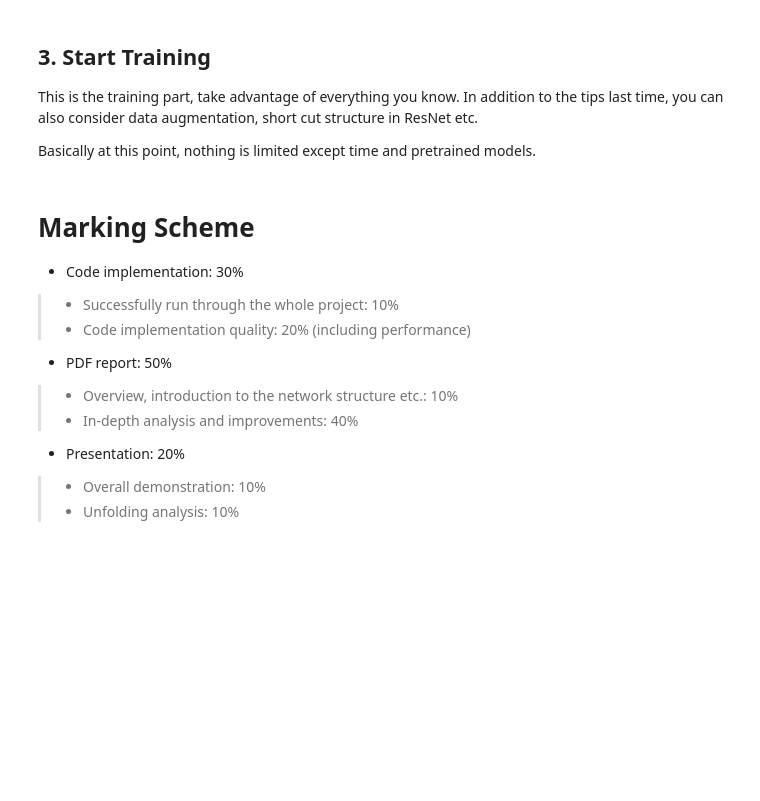
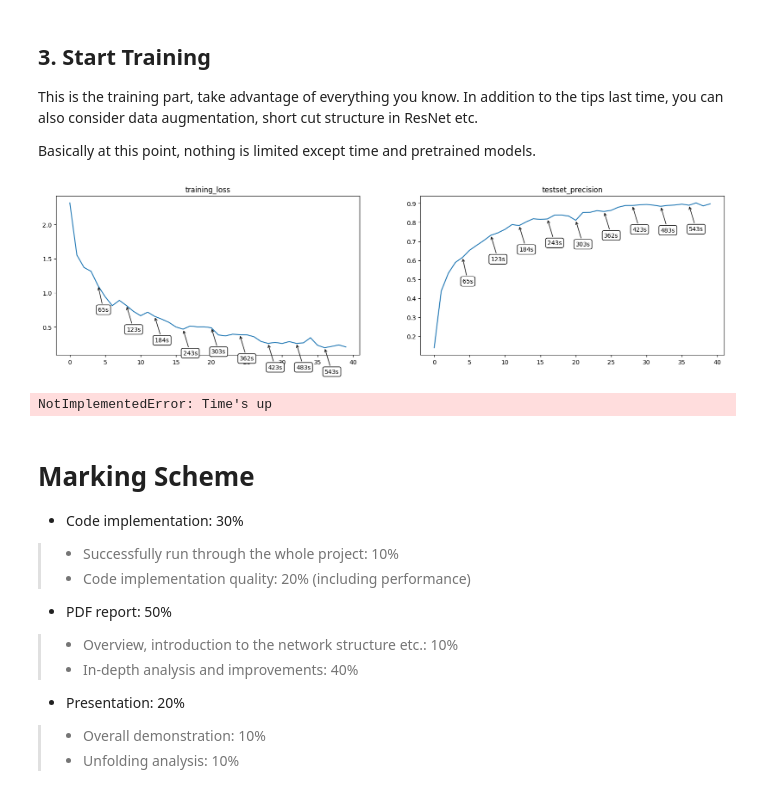
Before and after one commit to GeorgeSheslow/ELEC5304_Assignments, a Jupyter notebook: A3/project_3_final.ipynb, the cells around one changed output. Cells and saved outputs as stored; diff of their text form; code cells hidden in the pictures; blank space fills up the shorter version.

```diff
--- a/A3/project_3_final.ipynb
+++ b/A3/project_3_final.ipynb
@@ -26,20 +28,15 @@ import numpy as np
 import torchvision.transforms as tt
 
 stats = ((0.4914, 0.4822, 0.4465), (0.2023, 0.1994, 0.2010))
-train_tfms = tt.Compose([tt.RandomCrop(32, padding=4, padding_mode='reflect'),
+train_transform = tt.Compose([tt.RandomCrop(32, padding=4, padding_mode='reflect'),
                          tt.RandomHorizontalFlip(),
                          tt.ToTensor(),
                          tt.Normalize(*stats,inplace=True)])
-valid_tfms = tt.Compose([tt.ToTensor(), tt.Normalize(*stats)])
+valid_transform = tt.Compose([tt.ToTensor(), tt.Normalize(*stats)])
 
-# cifar10_train = torchvision.datasets.CIFAR10("CIFAR10", train=True, transform=lambda x: np.array(x, dtype=np.float32).transpose(2,0,1),
-#                                          target_transform=None, download=True)
-# cifar10_test = torchvision.datasets.CIFAR10("CIFAR10", train=False, transform=lambda x: np.array(x, dtype=np.float32).transpose(2,0,1),
-#                                          target_transform=None, download=True)
-
-cifar10_train = torchvision.datasets.CIFAR10("CIFAR10", train=True, transform=train_tfms,
+cifar10_train = torchvision.datasets.CIFAR10("CIFAR10", train=True, transform=train_transform,
                                          target_transform=None, download=True)
-cifar10_test = torchvision.datasets.CIFAR10("CIFAR10", train=False, transform=valid_tfms,
+cifar10_test = torchvision.datasets.CIFAR10("CIFAR10", train=False, transform=valid_transform,
                                          target_transform=None, download=True)
 # %% [output]
 Files already downloaded and verified
@@ -153,7 +144,6 @@ class DrawingBoard:
         fig.set_figwidth(20)
         for idx in range(len(all_keys)):
             ax[idx].plot(self.data[all_keys[idx]])
-            ax[idx].grid()
             ax[idx].set_title(all_keys[idx])
             for an in self.annotations:
                 ax[idx].annotate(f'{int(an[1])}s', xy=(an[0], self.data[all_keys[idx]][an[0]]),
@@ -167,7 +159,7 @@ class DrawingBoard:
 # modify as you need
 criterion = nn.CrossEntropyLoss()
 optimizer = optim.Adam(net.parameters(), lr=0.001)
-scheduler = optim.lr_scheduler.StepLR(optimizer, step_size=3, gamma=0.5) # 3, 0.85
+scheduler = optim.lr_scheduler.StepLR(optimizer, step_size=5, gamma=0.5) # 3, 0.85
 dataloader = DataLoader(cifar10_train, batch_size=512, shuffle=True, num_workers=2, pin_memory=True)
 # %% [markdown]
 ## 3. Start Training
@@ -188,34 +180,37 @@ class TimeLimitation:
             raise NotImplementedError('Time\'s up')
         signal.signal(signal.SIGALRM, handler)
         signal.alarm(self.limit)
 
     def __exit__(self, exc_type, exc_val, exc_tb):
         signal.alarm(0)
 
 
-with TimeLimitation(60*60*2): # don't forget the indentation
+with TimeLimitation(600): # don't forget the indentation
     print('start training')
     db = DrawingBoard(['training_loss', 'testset_precision'], time_slot=60)
     for epoch in range(500):
         for iter, data in enumerate(dataloader):
             inputs = data[0].cuda()
             targets = data[1].cuda()
             outputs = net(inputs)
 
             optimizer.zero_grad()
             loss = criterion(outputs, targets)
             loss.backward()
             nn.utils.clip_grad_value_(net.parameters(), 0.1)
             optimizer.step()
 
             if iter % 20 == 0:
                 num = testset_precision(net, cifar10_test)
                 print(num)
                 db.update({'training_loss':loss.item(), 'testset_precision': num})
                 db.draw()
         scheduler.step()
 
     print('finished')
+# %% [output]
+[figure, added]
+NotImplementedError: Time's up
 # %% [markdown]
 # Marking Scheme
 
```
Also changed, not shown: parts of 3 cells of this notebook.
